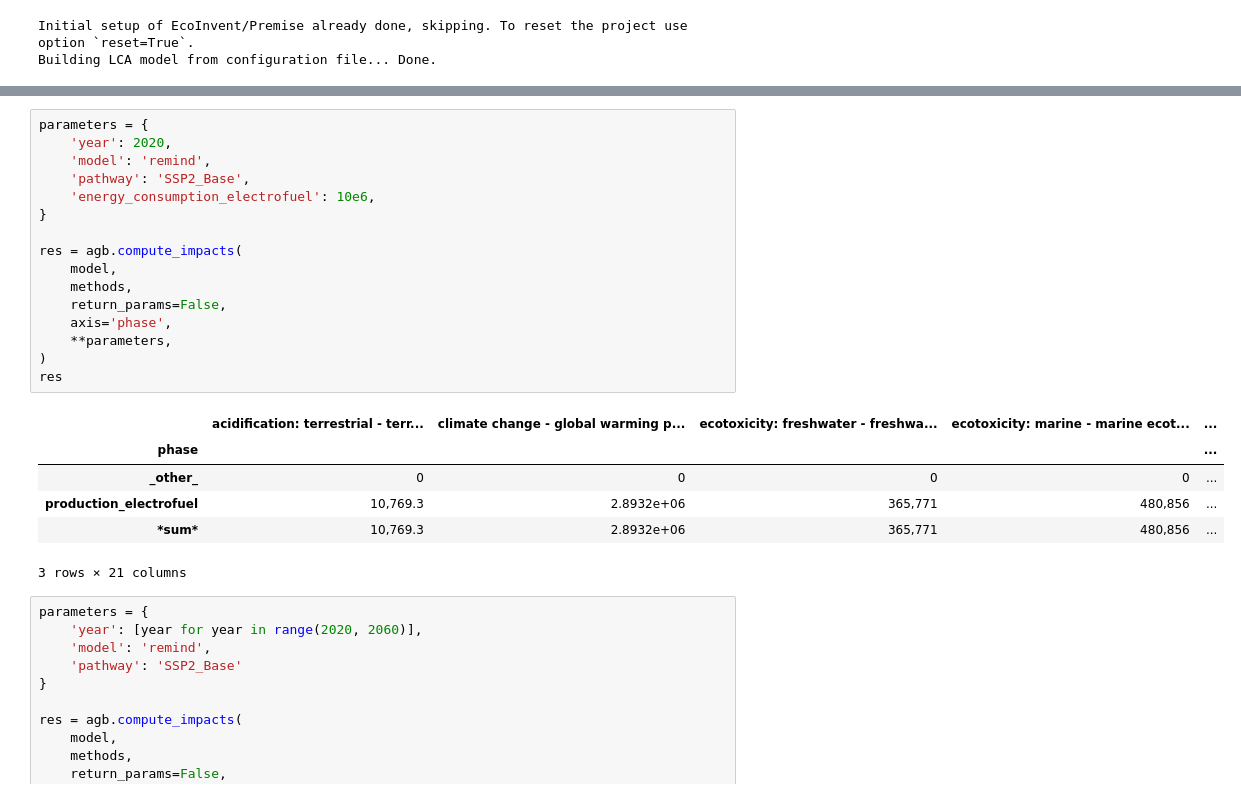
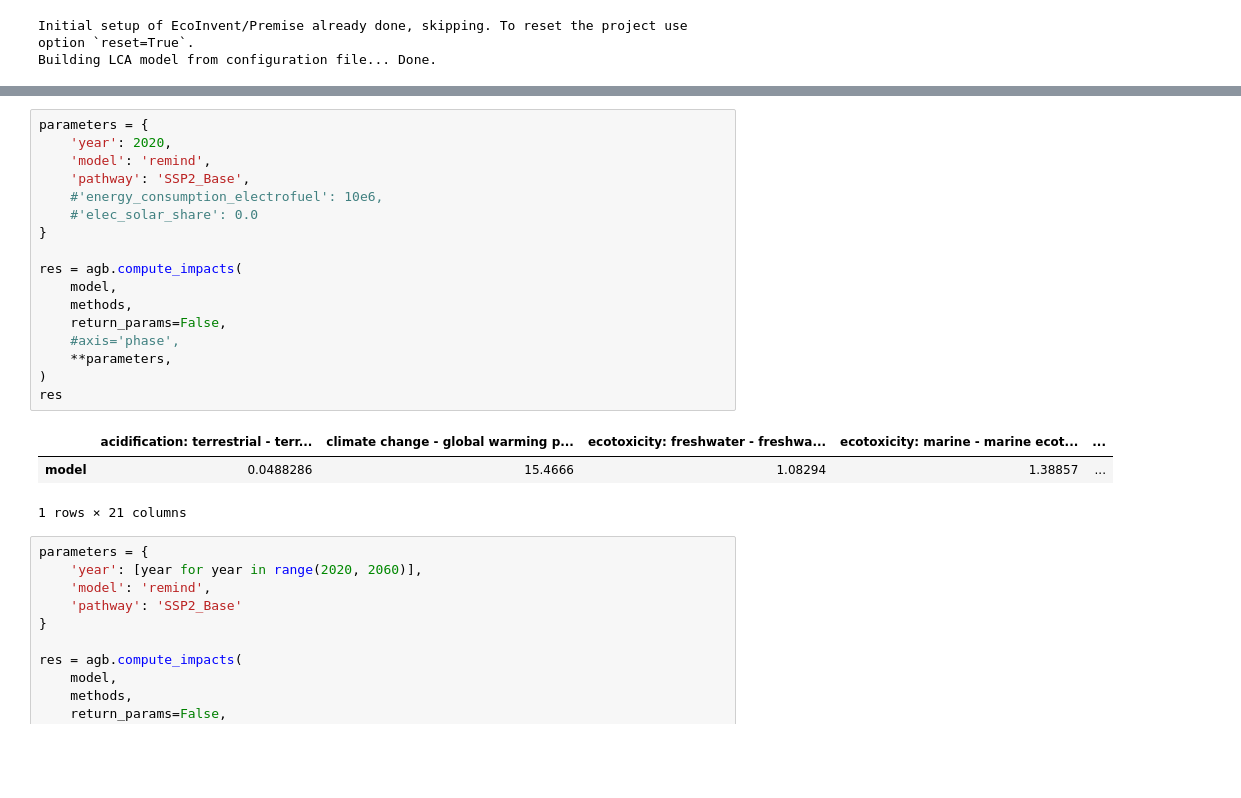
Before and after one commit to felixpollet/LCAv, a Jupyter notebook: lcav/notebook/test_premise.ipynb, the cells around one changed output, grey strips where cells are left out. Cells and saved outputs as stored; diff of their text form; blank space fills up the shorter version.

```diff
--- a/lcav/notebook/test_premise.ipynb
+++ b/lcav/notebook/test_premise.ipynb
@@ -100,26 +117,24 @@ list_processes(model, foreground_only=True)
 # %%
 parameters = {
     'year': 2020,
     'model': 'remind',
     'pathway': 'SSP2_Base',
-    'energy_consumption_electrofuel': 10e6,
+    #'energy_consumption_electrofuel': 10e6,
+    #'elec_solar_share': 0.0
 }
 
 res = agb.compute_impacts(
     model,
     methods,
     return_params=False,
-    axis='phase',
+    #axis='phase',
     **parameters,
 )
 res
 # %% [output]
 |  | acidification: terrestrial - terr... | climate change - global warming p... | ecotoxicity: freshwater - freshwa... | ecotoxicity: marine - marine ecot... | ... |
-| phase |  |  |  |  | ... |
-| _other_ | 0 | 0 | 0 | 0 | ... |
-| production_electrofuel | 10,769.3 | 2.8932e+06 | 365,771 | 480,856 | ... |
-| *sum* | 10,769.3 | 2.8932e+06 | 365,771 | 480,856 | ... |
+| model | 0.0488286 | 15.4666 | 1.08294 | 1.38857 | ... |
-3 rows × 21 columns
+1 rows × 21 columns
 # %%
 parameters = {
     'year': [year for year in range(2020, 2060)],
```
Also changed, not shown: parts of 9 cells of this notebook, 5 other files.
